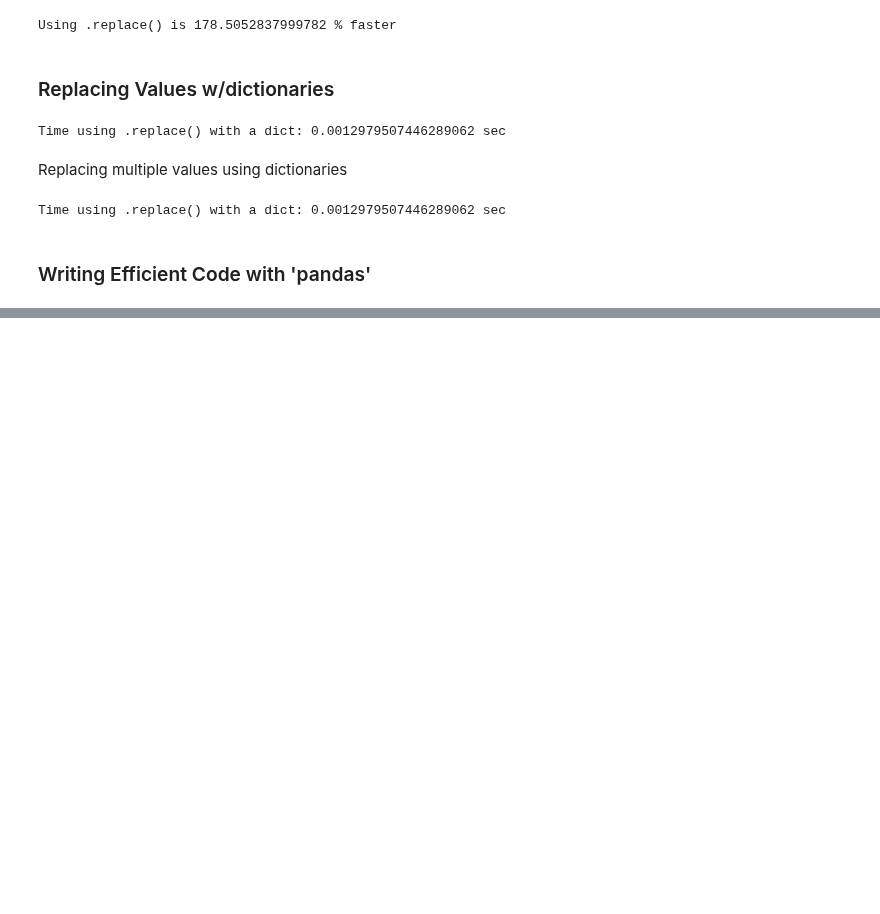
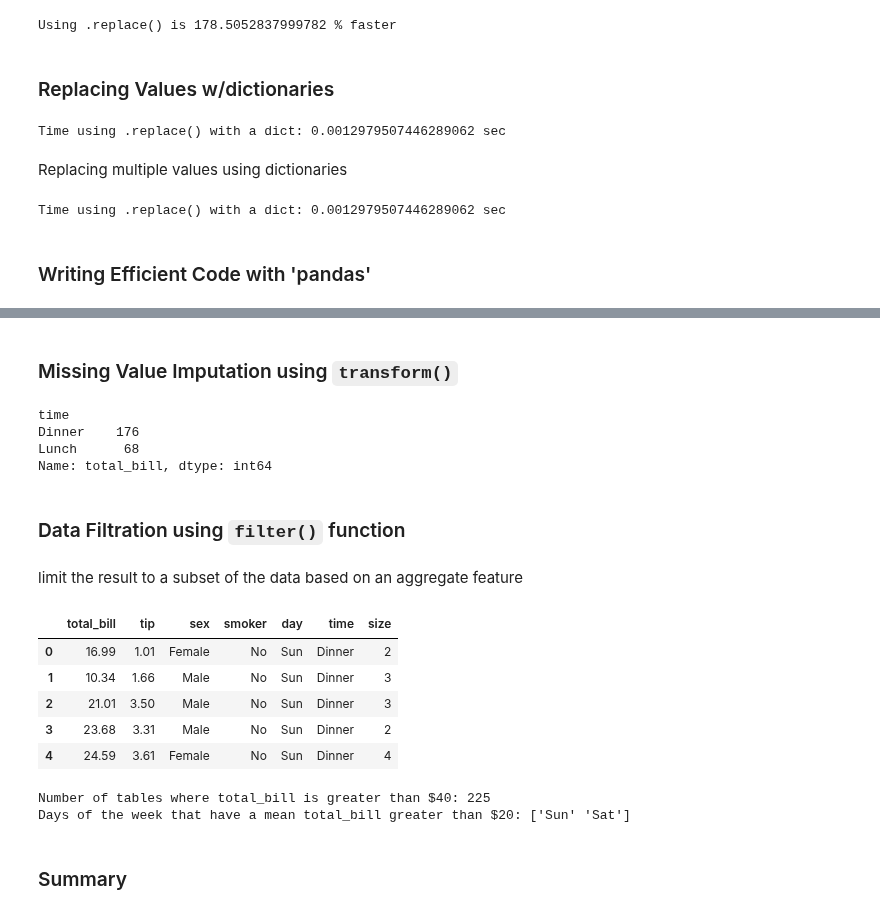
Before and after one commit to SmilodonCub/DATA602, a Jupyter notebook: PythonProgrammingTrack_DataCamp_Notes.ipynb, the cells around one changed output, grey strips where cells are left out. Cells and saved outputs as stored; diff of their text form; code cells hidden in the pictures; blank space fills up the shorter version.

```diff
--- a/PythonProgrammingTrack_DataCamp_Notes.ipynb
+++ b/PythonProgrammingTrack_DataCamp_Notes.ipynb
@@ -1178,0 +1459,10 @@ Time using .replace() with a dict: 0.0012979507446289062 sec
+# %% [markdown]
+### Missing Value Imputation using `transform()`
+# %%
+prior_counts = restaurant.groupby('time')['total_bill'].count()
+prior_counts
+# %% [output]
+time
+Dinner    176
+Lunch      68
+Name: total_bill, dtype: int64
@@ -1178,0 +1471,33 @@ Time using .replace() with a dict: 0.0012979507446289062 sec
+# %% [markdown]
+### Data Filtration using `filter()` function
+# %% [markdown]
+limit the result to a subset of the data based on an aggregate feature
+# %%
+restaurant_grouped = restaurant.groupby('day')
+filter_trans = lambda x : x['total_bill'].mean() > 20
+restaurant_filtered = restaurant_grouped.filter( filter_trans )
+restaurant_filtered.head()
+# %% [output]
+|  | total_bill | tip | sex | smoker | day | time | size |
+| 0 | 16.99 | 1.01 | Female | No | Sun | Dinner | 2 |
+| 1 | 10.34 | 1.66 | Male | No | Sun | Dinner | 3 |
+| 2 | 21.01 | 3.50 | Male | No | Sun | Dinner | 3 |
+| 3 | 23.68 | 3.31 | Male | No | Sun | Dinner | 2 |
+| 4 | 24.59 | 3.61 | Female | No | Sun | Dinner | 4 |
+# %%
+# Filter the days where the count of total_bill is greater than $40
+total_bill_40 = restaurant.groupby('day').filter(lambda x: x['total_bill'].count() > 40)
+
+# Print the number of tables where total_bill is greater than $40
+print('Number of tables where total_bill is greater than $40:', total_bill_40.shape[0])
+
+# Select only the entries that have a mean total_bill greater than $20
+total_bill_20 = total_bill_40.groupby('day').filter(lambda x : x['total_bill'].mean() > 20)
+
+# Print days of the week that have a mean total_bill greater than $20
+print('Days of the week that have a mean total_bill greater than $20:', total_bill_20.day.unique())
+# %% [output]
+Number of tables where total_bill is greater than $40: 225
+Days of the week that have a mean total_bill greater than $20: ['Sun' 'Sat']
+# %% [markdown]
+### Summary
```
Also changed, not shown: parts of 28 cells of this notebook.
